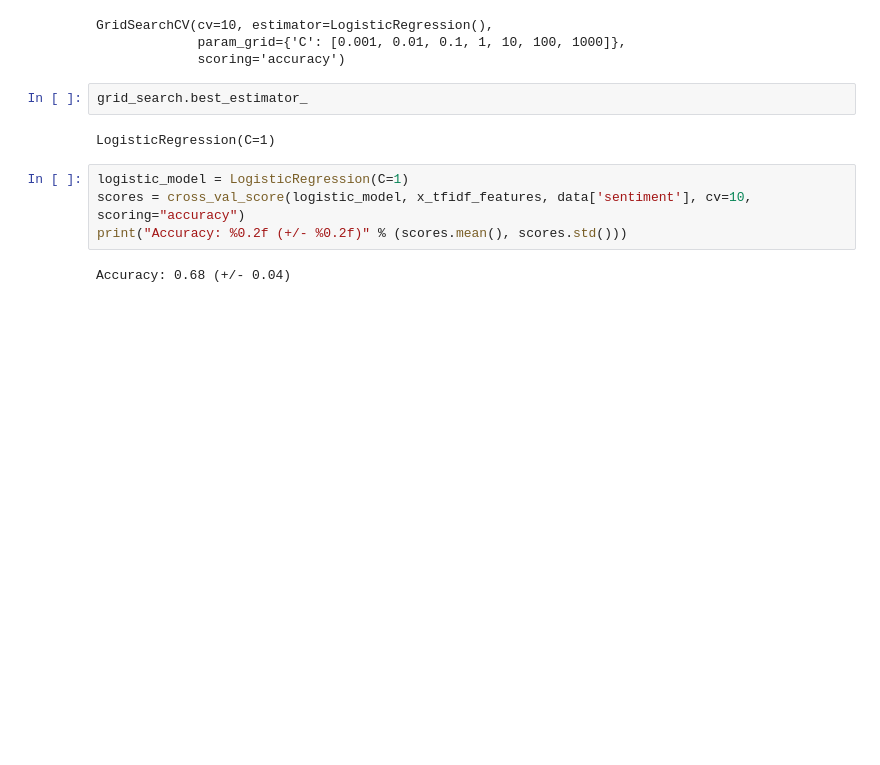
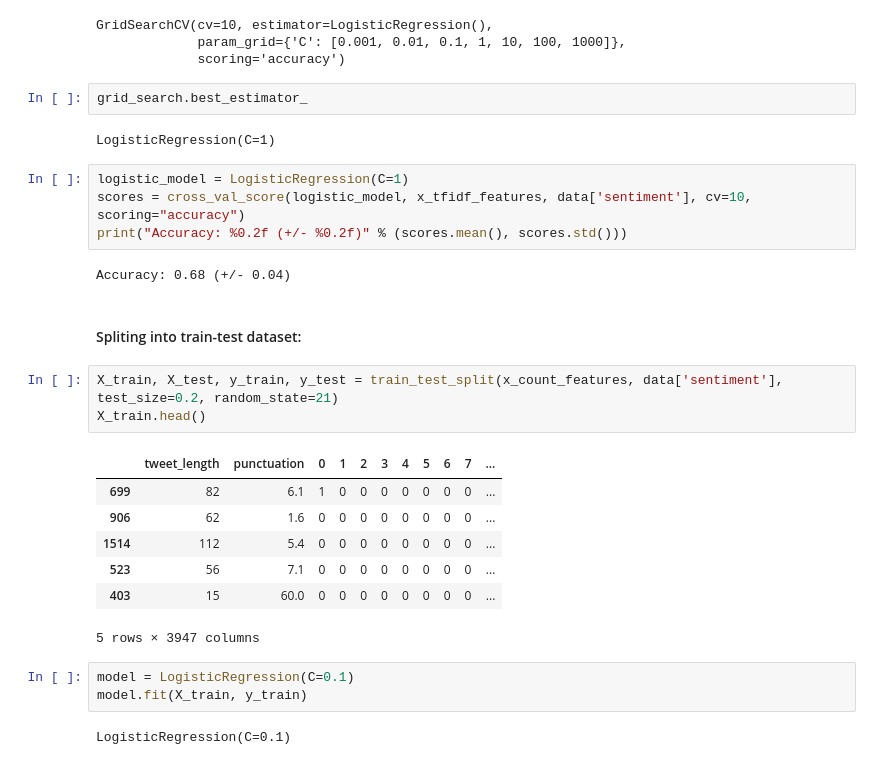
Before and after one commit to Dipesh-Pokhrel/Sentiment-Analysis-Tweets, a Jupyter notebook: main.ipynb, the cells around one changed output. Saved outputs shown, nothing was run; the diff lists cells and outputs as text; blank space fills up the shorter version.

Commit message:
training model with tuned parameter

```diff
--- a/main.ipynb
+++ b/main.ipynb
@@ -270,3 +270,21 @@ scores = cross_val_score(logistic_model, x_tfidf_features, data['sentiment'], cv
 print("Accuracy: %0.2f (+/- %0.2f)" % (scores.mean(), scores.std()))
 # %% [output]
 Accuracy: 0.68 (+/- 0.04)
+# %% [markdown]
+#### Spliting into train-test dataset:
+# %%
+X_train, X_test, y_train, y_test = train_test_split(x_count_features, data['sentiment'], test_size=0.2, random_state=21)
+X_train.head()
+# %% [output]
+|  | tweet_length | punctuation | 0 | 1 | 2 | 3 | 4 | 5 | 6 | 7 | ... |
+| 699 | 82 | 6.1 | 1 | 0 | 0 | 0 | 0 | 0 | 0 | 0 | ... |
+| 906 | 62 | 1.6 | 0 | 0 | 0 | 0 | 0 | 0 | 0 | 0 | ... |
+| 1514 | 112 | 5.4 | 0 | 0 | 0 | 0 | 0 | 0 | 0 | 0 | ... |
+| 523 | 56 | 7.1 | 0 | 0 | 0 | 0 | 0 | 0 | 0 | 0 | ... |
+| 403 | 15 | 60.0 | 0 | 0 | 0 | 0 | 0 | 0 | 0 | 0 | ... |
+5 rows × 3947 columns
+# %%
+model = LogisticRegression(C=0.1)
+model.fit(X_train, y_train)
+# %% [output]
+LogisticRegression(C=0.1)
```
Also changed, not shown: parts of 6 cells of this notebook.
